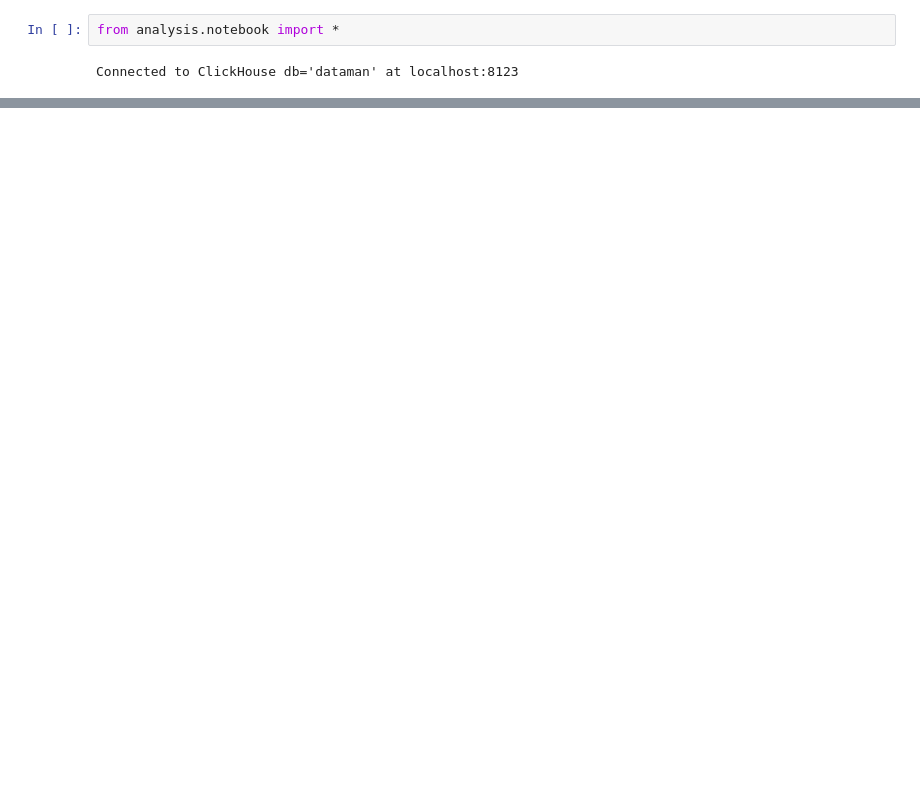
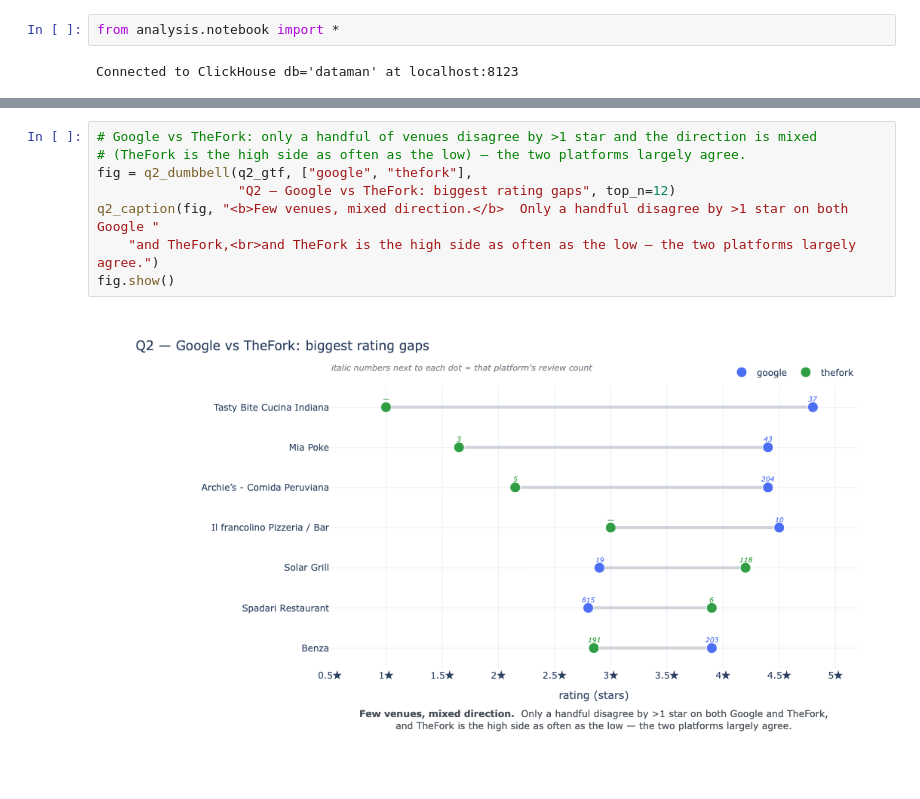
Before and after one commit to Laimon99/data-management-project, a Jupyter notebook: notebooks/q02_disagreement.ipynb, the cells around one changed output, grey strips where cells are left out. Drawn from its saved outputs; the diff is of its cells as text; blank space fills up the shorter version.

```diff
--- a/notebooks/q02_disagreement.ipynb
+++ b/notebooks/q02_disagreement.ipynb
@@ -59,3 +159,13 @@ q2_gtf
+# %%
+# Google vs TheFork: only a handful of venues disagree by >1 star and the direction is mixed
+# (TheFork is the high side as often as the low) — the two platforms largely agree.
+fig = q2_dumbbell(q2_gtf, ["google", "thefork"],
+                  "Q2 — Google vs TheFork: biggest rating gaps", top_n=12)
+q2_caption(fig, "<b>Few venues, mixed direction.</b>  Only a handful disagree by >1 star on both Google "
+    "and TheFork,<br>and TheFork is the high side as often as the low — the two platforms largely agree.")
+fig.show()
+# %% [output]
+[figure, added]
 # %%
 q2_all = publish(run(queries.q2_top_all_three(top_n=20)), "q2_top_all_three",
                  "Q2 — Largest full-range disagreements among all-three-platform venues.")
```
Also changed, not shown: parts of 12 cells of this notebook, 11 other files.
